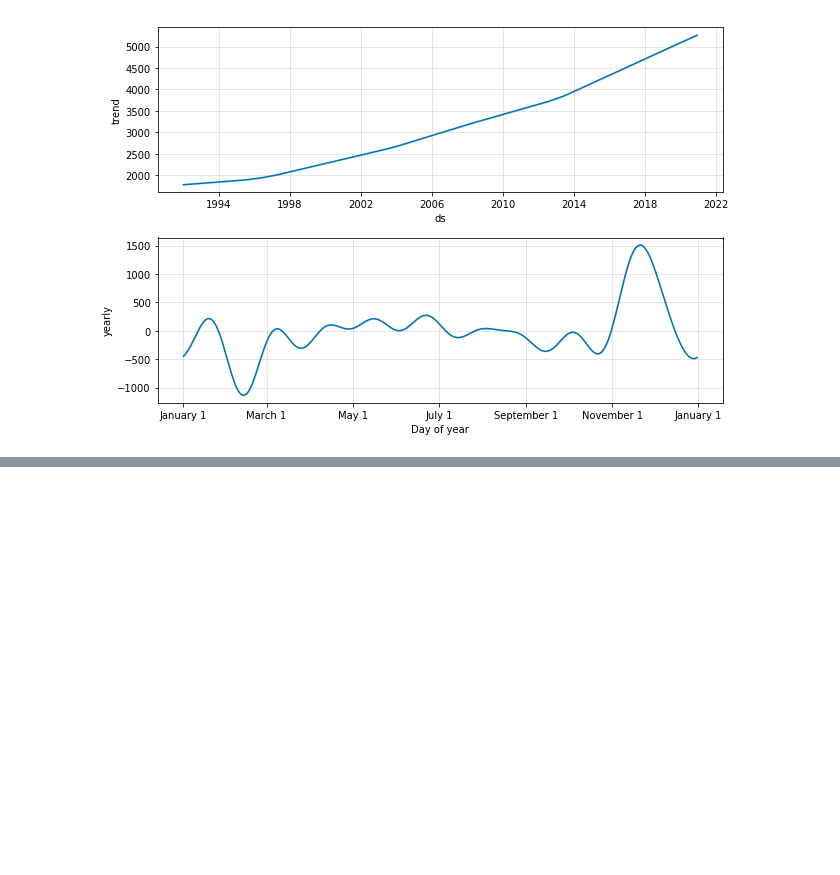
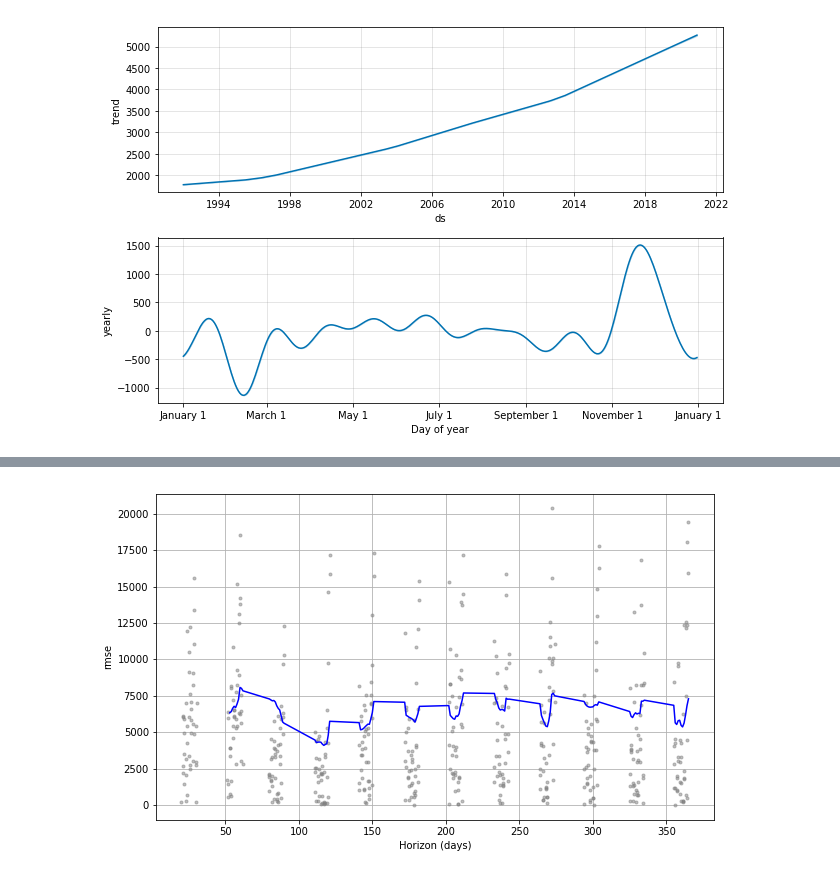
Before and after one commit to mkang32/time-series-analysis, a Jupyter notebook: notebooks/prophet_intro.ipynb, the cells around one changed output, grey strips where cells are left out. Drawn from its saved outputs; the diff is of its cells as text; code cells hidden in the pictures; blank space fills up the shorter version.

```diff
--- a/notebooks/prophet_intro.ipynb
+++ b/notebooks/prophet_intro.ipynb
@@ -153,0 +193,11 @@ m.plot_components(forecast);
+# %%
+# horizon: prediction horizon for each fold (how far how do you want to forecast?)
+horizon = str(365) + ' days'
+
+# initial: initial training period
+initial = str(5 * 365) + ' days'  # use 5 years of daily data to train
+
+# period: spacing between cutoff dates
+period = str(365) + ' days'
+# %%
+df_cv = cross_validation(m, initial=initial, period=period, horizon=horizon)
@@ -153,0 +238,4 @@ m.plot_components(forecast);
+# %%
+ax = plot_cross_validation_metric(df_cv, metric='rmse')
+# %% [output]
+[figure, added]
```
Also changed, not shown: parts of 33 cells of this notebook, 1 other file.
